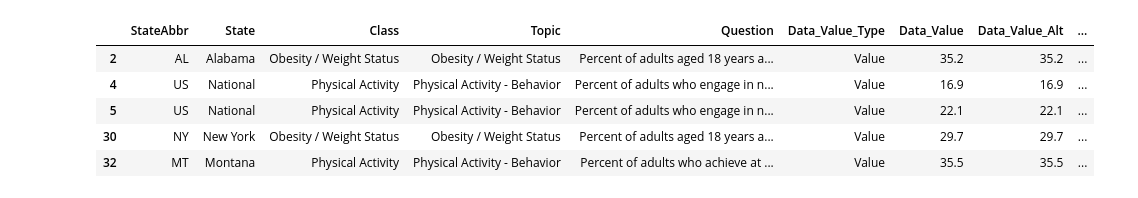
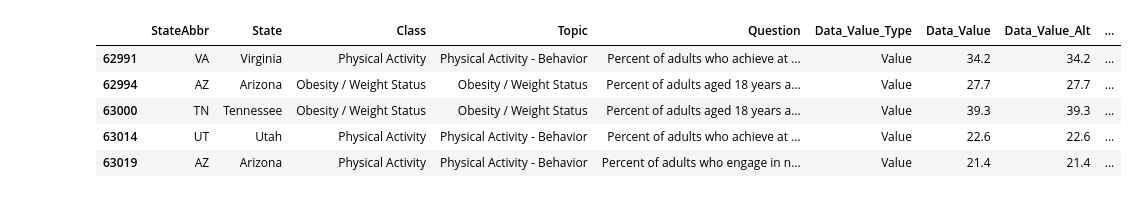
Before and after one commit to darkulzer/Project_1, a Jupyter notebook: Project1_Group2.ipynb, the cells around one changed output. Drawn from its saved outputs; the diff is of its cells as text; code cells hidden in the pictures.

```diff
--- a/Project1_Group2.ipynb
+++ b/Project1_Group2.ipynb
@@ -34,20 +37,20 @@ renamecols_df.head()
 # %%
 #trim age column to include only desired age demographic
 agedem_df = renamecols_df.loc[(renamecols_df["Age"] == "18 - 24")
                                |(renamecols_df["Age"] == "25 - 34")
                                |(renamecols_df["Age"] == "35 - 44")
                                |(renamecols_df["Age"] == "45 - 54"),:]
 #age is df with focus age deomographic
 #while working on indivudal projects we should create and save a df with the needed data
-agedem_df.head()
+agedem_df.tail()
 
 #define dataframe for veggie and fruit analysis
 #define dataframe for excercise/behavior analysis
 #define dataframe for obesity rates for gen x and gen y
 # %% [output]
 |  | StateAbbr | State | Class | Topic | Question | Data_Value_Type | Data_Value | Data_Value_Alt | ... |
-| 2 | AL | Alabama | Obesity / Weight Status | Obesity / Weight Status | Percent of adults aged 18 years a... | Value | 35.2 | 35.2 | ... |
-| 4 | US | National | Physical Activity | Physical Activity - Behavior | Percent of adults who engage in n... | Value | 16.9 | 16.9 | ... |
-| 5 | US | National | Physical Activity | Physical Activity - Behavior | Percent of adults who engage in n... | Value | 22.1 | 22.1 | ... |
-| 30 | NY | New York | Obesity / Weight Status | Obesity / Weight Status | Percent of adults aged 18 years a... | Value | 29.7 | 29.7 | ... |
-| 32 | MT | Montana | Physical Activity | Physical Activity - Behavior | Percent of adults who achieve at ... | Value | 35.5 | 35.5 | ... |
+| 62991 | VA | Virginia | Physical Activity | Physical Activity - Behavior | Percent of adults who achieve at ... | Value | 34.2 | 34.2 | ... |
+| 62994 | AZ | Arizona | Obesity / Weight Status | Obesity / Weight Status | Percent of adults aged 18 years a... | Value | 27.7 | 27.7 | ... |
+| 63000 | TN | Tennessee | Obesity / Weight Status | Obesity / Weight Status | Percent of adults aged 18 years a... | Value | 39.3 | 39.3 | ... |
+| 63014 | UT | Utah | Physical Activity | Physical Activity - Behavior | Percent of adults who achieve at ... | Value | 22.6 | 22.6 | ... |
+| 63019 | AZ | Arizona | Physical Activity | Physical Activity - Behavior | Percent of adults who engage in n... | Value | 21.4 | 21.4 | ... |
```
Also changed, not shown: parts of 19 cells of this notebook.
